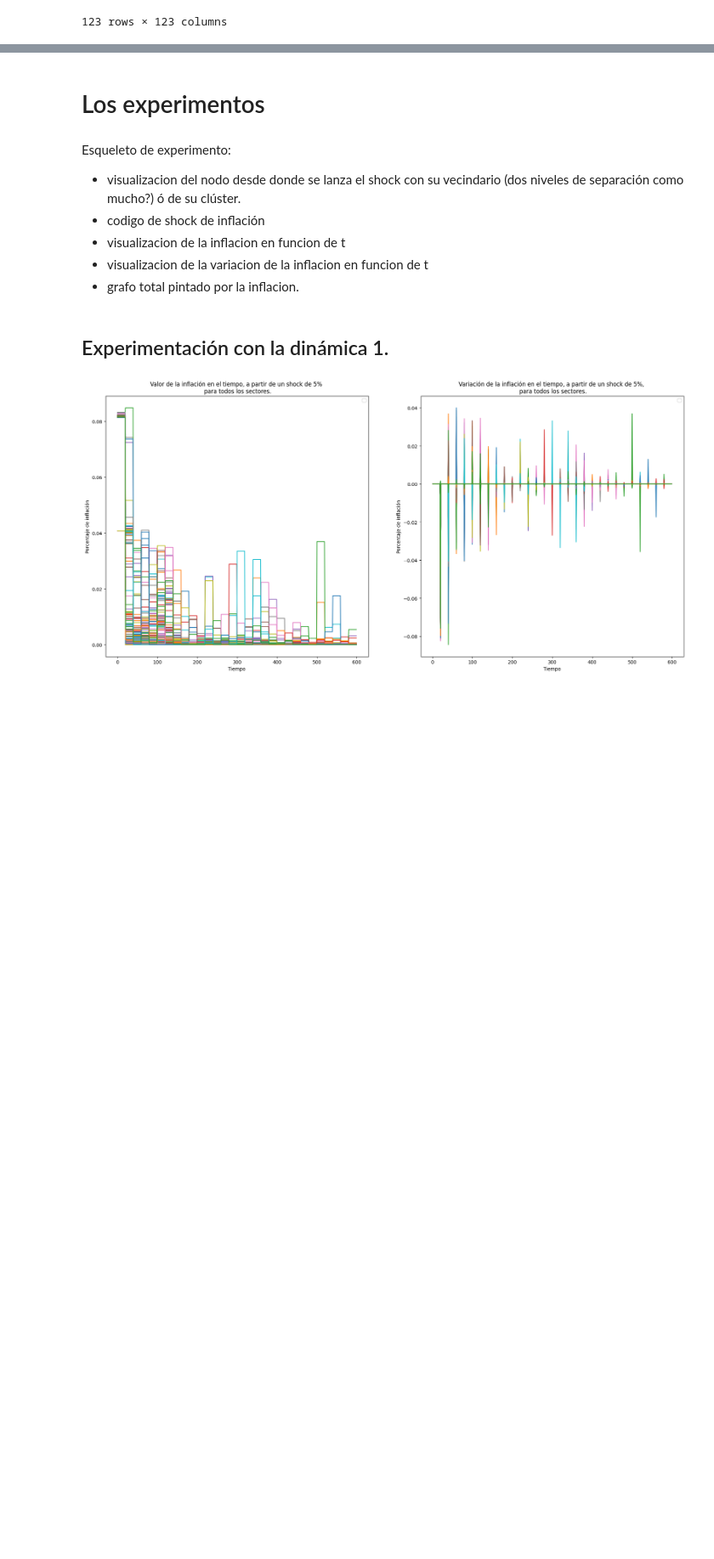
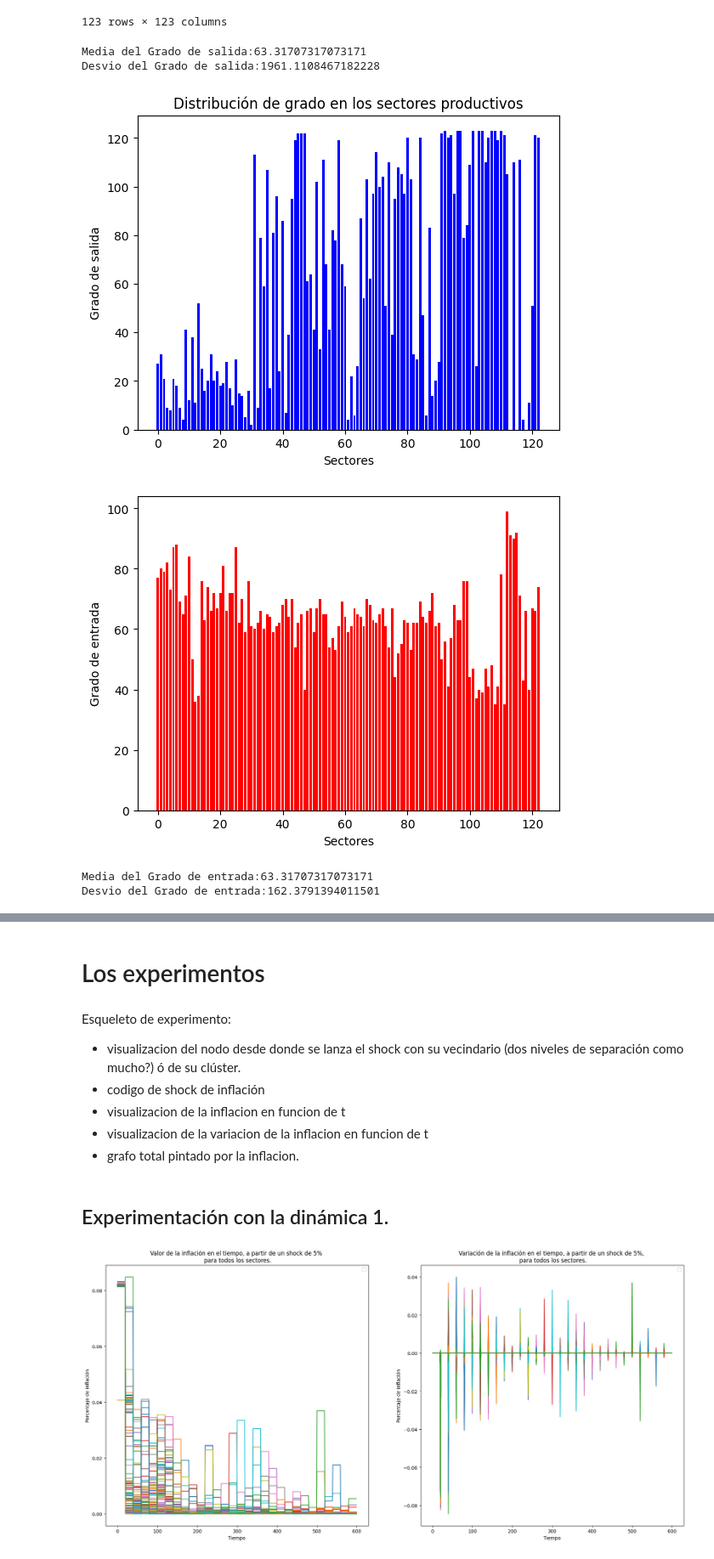
Before and after one commit to akielbowicz/tp-msscae-2024, a Jupyter notebook: notebooks/exposicion.ipynb, the cells around one changed output, grey strips where cells are left out. Shown at 85% size. Cells and saved outputs as stored; diff of their text form; code cells hidden in the pictures; blank space fills up the shorter version.

```diff
--- a/notebooks/exposicion.ipynb
+++ b/notebooks/exposicion.ipynb
@@ -94,3 +95,37 @@ mip
 # %%
 # Visualización del grafo en spring layout con centralidad de autovalores.
 # La centralidad de autovalores mide la influencia de un nodo sobre la red basado en la influencia de sus vecinos.
+# %%
+grados_in = G.in_degree
+grados_out = G.out_degree
+nodos= []
+grado_salida = []
+grado_entrada = []
+j=0
+for i in mip.columns:
+    nodos.append(j)
+    j+=1
+    grado_salida.append(grados_out[i])
+    grado_entrada.append(grados_in[i])
+plt.bar(nodos, grado_salida, color ='blue')
+plt.title('Distribución de grado en los sectores productivos')
+plt.ylabel('Grado de salida')
+plt.xlabel('Sectores')
+plt.show()
+plt.close()
+print(f'Media del Grado de salida:' + str(np.mean(grado_salida)))
+print(f'Desvio del Grado de salida:' + str(np.var(grado_salida)))
+plt.bar(nodos, grado_entrada, color ='red')
+plt.ylabel('Grado de entrada')
+plt.xlabel('Sectores')
+plt.show()
+plt.close()
+print(f'Media del Grado de entrada:' + str(np.mean(grado_entrada)))
+print(f'Desvio del Grado de entrada:' + str(np.var(grado_entrada)))
+# %% [output]
+Media del Grado de salida:63.31707317073171
+Desvio del Grado de salida:1961.1108467182228
+[figure, added]
+[figure, added]
+Media del Grado de entrada:63.31707317073171
+Desvio del Grado de entrada:162.3791394011501
```
Also changed, not shown: parts of 3 cells of this notebook, 1 other file.
